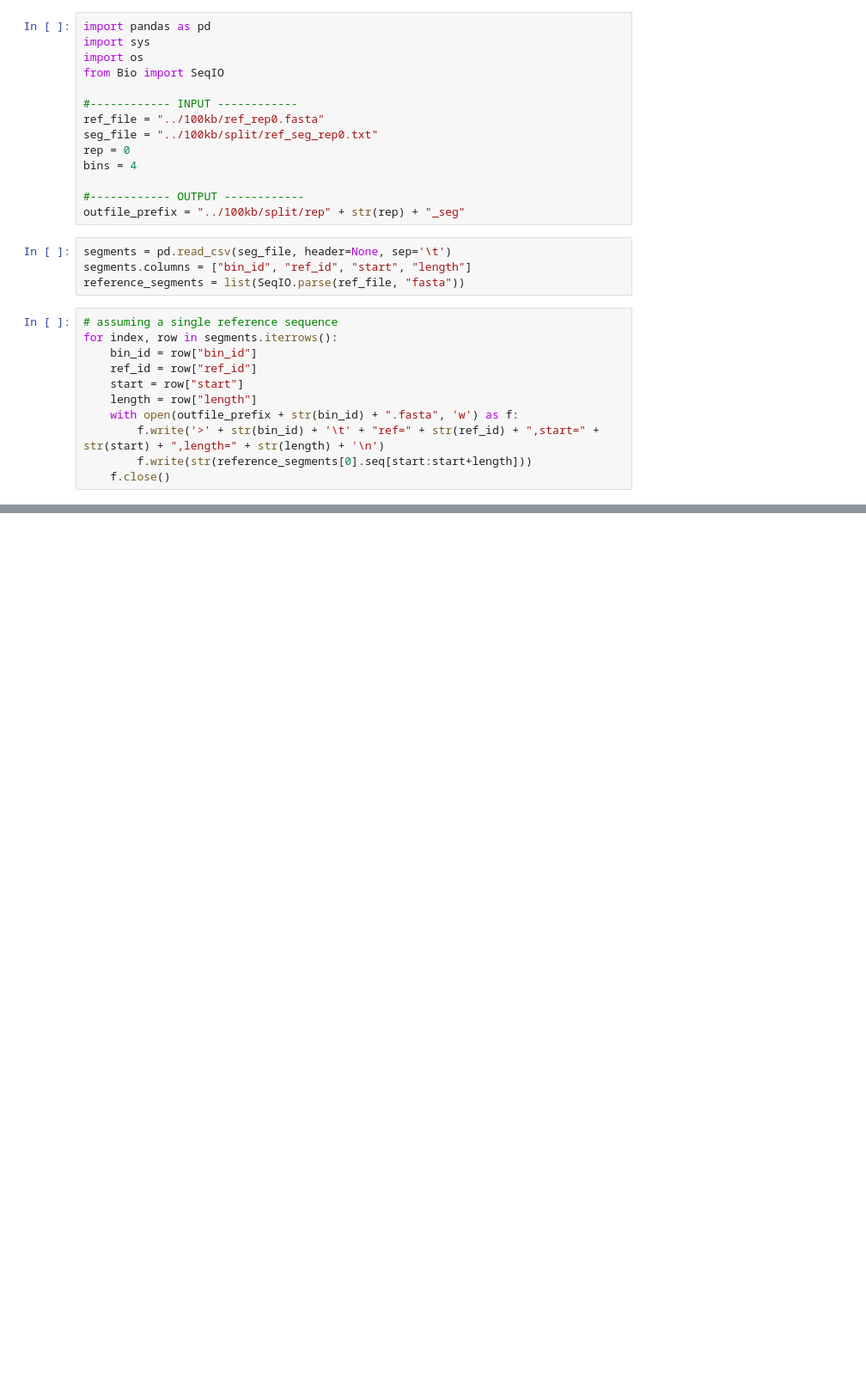
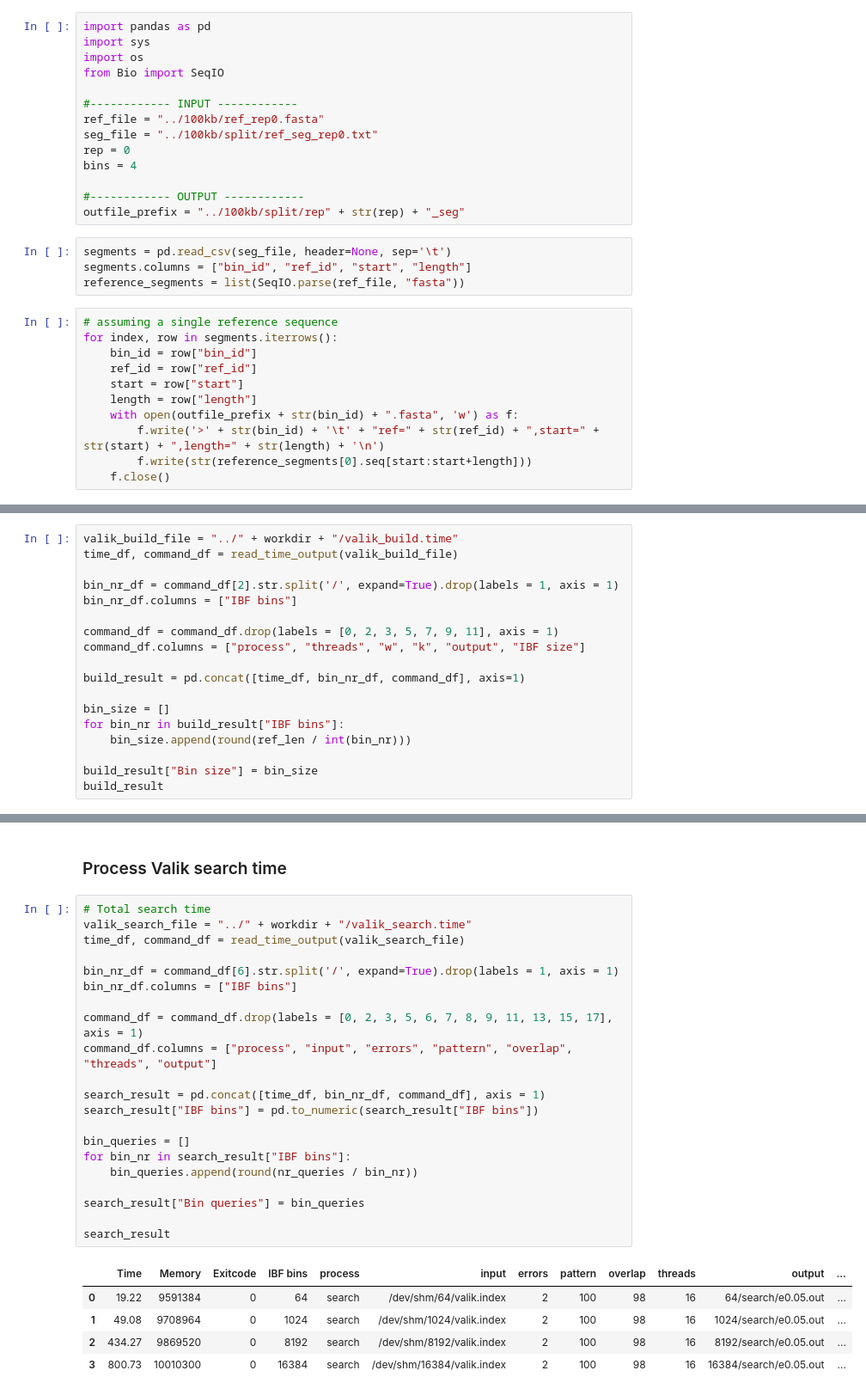
Before and after one commit to eaasna/test-DREAM-stellar, a Jupyter notebook: metagenome/scripts/Liivakast.ipynb, the cells around one changed output, grey strips where cells are left out. Shown at 86% size. Saved outputs shown, nothing was run; the diff lists cells and outputs as text; blank space fills up the shorter version.

Commit message:
Create run-time tables

```diff
--- a/metagenome/scripts/Liivakast.ipynb
+++ b/metagenome/scripts/Liivakast.ipynb
@@ -203,0 +57,18 @@ df
+# %%
+valik_build_file = "../" + workdir + "/valik_build.time"
+time_df, command_df = read_time_output(valik_build_file)
+
+bin_nr_df = command_df[2].str.split('/', expand=True).drop(labels = 1, axis = 1)
+bin_nr_df.columns = ["IBF bins"]
+
+command_df = command_df.drop(labels = [0, 2, 3, 5, 7, 9, 11], axis = 1)
+command_df.columns = ["process", "threads", "w", "k", "output", "IBF size"]
+
+build_result = pd.concat([time_df, bin_nr_df, command_df], axis=1)
+
+bin_size = []
+for bin_nr in build_result["IBF bins"]:
+    bin_size.append(round(ref_len / int(bin_nr)))
+
+build_result["Bin size"] = bin_size
+build_result
@@ -203,0 +81,29 @@ df
+# %% [markdown]
+### Process Valik search time
+# %%
+# Total search time
+valik_search_file = "../" + workdir + "/valik_search.time"
+time_df, command_df = read_time_output(valik_search_file)
+
+bin_nr_df = command_df[6].str.split('/', expand=True).drop(labels = 1, axis = 1)
+bin_nr_df.columns = ["IBF bins"]
+
+command_df = command_df.drop(labels = [0, 2, 3, 5, 6, 7, 8, 9, 11, 13, 15, 17], axis = 1)
+command_df.columns = ["process", "input", "errors", "pattern", "overlap", "threads", "output"]
+
+search_result = pd.concat([time_df, bin_nr_df, command_df], axis = 1)
+search_result["IBF bins"] = pd.to_numeric(search_result["IBF bins"])
+
+bin_queries = []
+for bin_nr in search_result["IBF bins"]:
+    bin_queries.append(round(nr_queries / bin_nr))
+
+search_result["Bin queries"] = bin_queries
+
+search_result
+# %% [output]
+|  | Time | Memory | Exitcode | IBF bins | process | input | errors | pattern | overlap | threads | output | ... |
+| 0 | 19.22 | 9591384 | 0 | 64 | search | /dev/shm/64/valik.index | 2 | 100 | 98 | 16 | 64/search/e0.05.out | ... |
+| 1 | 49.08 | 9708964 | 0 | 1024 | search | /dev/shm/1024/valik.index | 2 | 100 | 98 | 16 | 1024/search/e0.05.out | ... |
+| 2 | 434.27 | 9869520 | 0 | 8192 | search | /dev/shm/8192/valik.index | 2 | 100 | 98 | 16 | 8192/search/e0.05.out | ... |
+| 3 | 800.73 | 10010300 | 0 | 16384 | search | /dev/shm/16384/valik.index | 2 | 100 | 98 | 16 | 16384/search/e0.05.out | ... |
```
Also changed, not shown: parts of 32 cells of this notebook.
